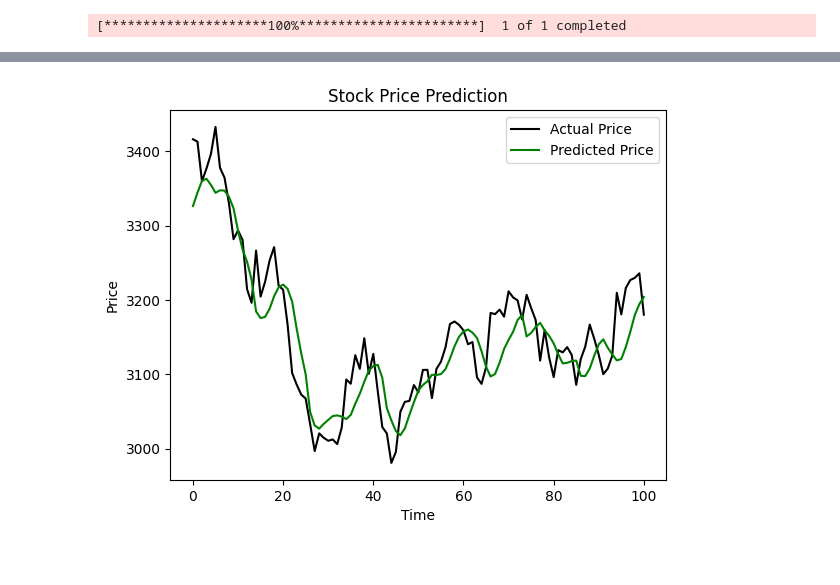
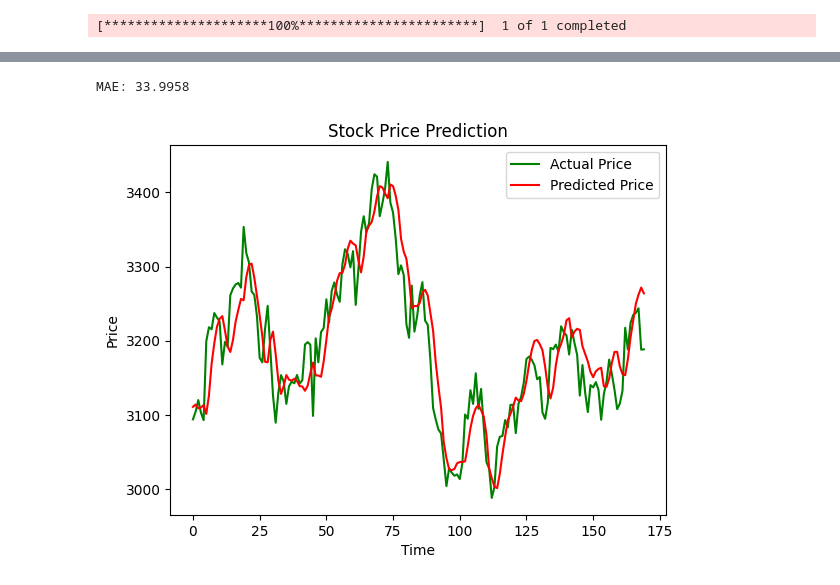
Before and after one commit to ShashankSumanth/LSTM-Stock-Predictor, a Jupyter notebook: main.ipynb, the cells around one changed output, grey strips where cells are left out. Drawn from its saved outputs; the diff is of its cells as text; code cells hidden in the pictures.

```diff
--- a/main.ipynb
+++ b/main.ipynb
@@ -1,10 +1,16 @@
 # %%
 import yfinance as yf
 # %%
-data=yf.download('TCS.NS',start='2022-01-01',end='2023-07-11')
+data=yf.download('TCS.NS',start='2021-01-01',end='2023-07-12')
 data=data[['Open','High','Low','Close','Volume']]
+ma = data['Close'].rolling(window=20).mean()
+std = data['Close'].rolling(window=20).std()
+data['bb_upper'] = ma + 2 * std
+data['bb_lower'] = ma - 2 * std
+data['bb_width'] = data['bb_upper'] - data['bb_lower']
 # %% [output]
 [*********************100%***********************]  1 of 1 completed
 # %%
+data.dropna(inplace=True)
 print(data[:5])
 # %% [output]
@@ -47,9 +68,11 @@ from keras.layers import LSTM,Dense,Dropout
 # %%
 model = Sequential()
-model.add(LSTM(units=60,return_sequences=True,input_shape=(x.shape[1],x.shape[2])))
-model.add(LSTM(units=60))
+model.add(LSTM(units=100,return_sequences=True,input_shape=(x.shape[1],x.shape[2])))
+model.add(LSTM(units=70))
+model.add(Dense(64, activation='relu'))
+model.add(Dense(32, activation='relu'))
 model.add(Dense(units=1))
 model.compile(optimizer='adam',loss='mean_squared_error')
-model.fit(x_train,y_train,epochs=20,batch_size=16)
+model.fit(x_train,y_train,epochs=20,batch_size=8)
 # %% [output]
 Epoch 1/20
@@ -75,7 +98,7 @@ predicted_prices = model.predict(x_test)
 predicted_prices = scaler.inverse_transform(
     np.concatenate([np.zeros((predicted_prices.shape[0], 3)),
                     predicted_prices,
-                    np.zeros((predicted_prices.shape[0], 1))], axis=1)
+                    np.zeros((predicted_prices.shape[0], 4))], axis=1)
 )[:, 3]
 
 
@@ -85,15 +108,19 @@ real_prices = data['Close'].values[prior_days + split:]
 # %%
 real_prices = real_prices.reshape(-1)
 predicted_prices = predicted_prices.reshape(-1)
+mae = mean_absolute_error(real_prices, predicted_prices)
+print(f"MAE: {mae:.4f}")
+# %% [output]
+MAE: 33.9958
 # %%
 import matplotlib.pyplot as plt
 
-plt.plot(real_prices, color='black', label='Actual Price')
-plt.plot(predicted_prices, color='green', label='Predicted Price')
+plt.plot(real_prices, color='green', label='Actual Price')
+plt.plot(predicted_prices, color='red', label='Predicted Price')
 plt.title('Stock Price Prediction')
 plt.xlabel('Time')
 plt.ylabel('Price')
 plt.legend()
 plt.show()
 # %% [output]
-[figure, old version]
+[figure, new version]
```
Also changed, not shown: parts of 5 cells of this notebook.
